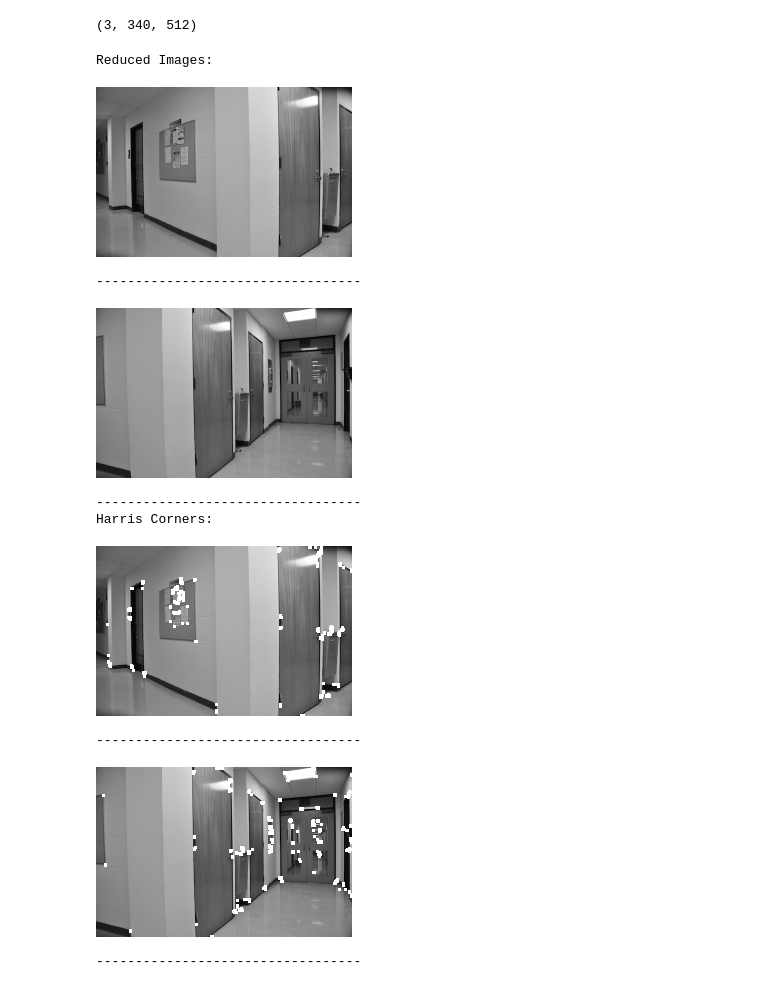
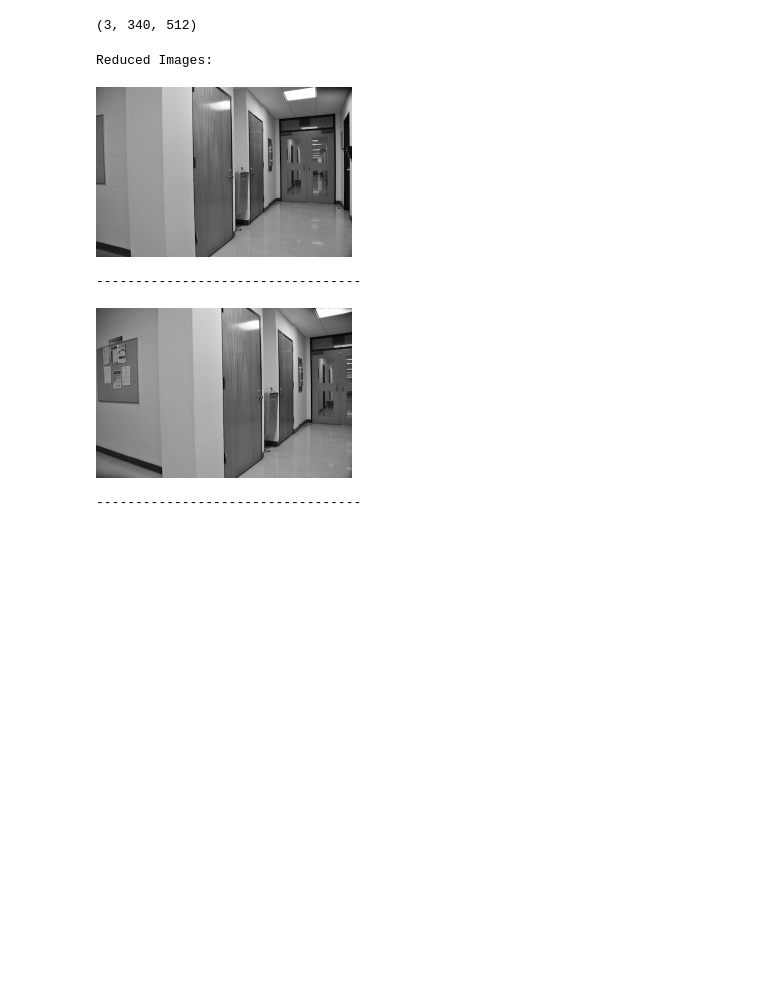
Before and after one commit to scheung97/EECE5639_ComputerVision, a Jupyter notebook: p2.ipynb, the cells around one changed output. Cells and saved outputs as stored; diff of their text form; code cells hidden in the pictures; blank space fills up the shorter version.

```diff
--- a/p2.ipynb
+++ b/p2.ipynb
@@ -70,59 +71,33 @@ print(hallway_images.shape)
 # %%
 # i. Read in two images. (Note: if the images are large, you may want to reduce
 # their size to keep running time reasonable! Document in your report the scale
 # factor you used.)
 
 use_hall = True
 #use_hall = False
 if use_hall:
     img1, img2 = np.random.default_rng().choice(hallway_images, 2, replace=False)
 else:
     img1, img2 = np.random.default_rng().choice(office_images, 2, replace=False)
 
 #print('Original Images:')
 #cv2_imshow(img1)
 #print('--------------------------------------------------------------')
 #cv2_imshow(img2)
 #print('--------------------------------------------------------------')
 
 scale = 0.5
 r_img1 = cv2.resize(img1, (0,0), fx=scale, fy=scale)
 r_img2 = cv2.resize(img2, (0,0), fx=scale, fy=scale)
 
 print('Reduced Images:')
 cv2_imshow(r_img1)
 print('----------------------------------')
 cv2_imshow(r_img2)
 print('----------------------------------')
-
-
-# ------------------------------------------------------------------------------
-# ii. Apply Harris corner detector to both images: compute Harris R function
-# over the image, and then do non-maximum suppression to get a sparse set of
-# corner features.
-
-dst1 = cv2.cornerHarris(np.float32(r_img1), blockSize=2, ksize=3, k=0.05)
-dst2 = cv2.cornerHarris(np.float32(r_img2), blockSize=2, ksize=3, k=0.05)
-
-dst1 = cv2.dilate(dst1, None)
-dst2 = cv2.dilate(dst2, None)
-
-r_img1[dst1>0.01*dst1.max()] = 255
-r_img2[dst2>0.01*dst2.max()] = 255
-
-print('Harris Corners:')
-cv2_imshow(r_img1)
-print('----------------------------------')
-cv2_imshow(r_img2)
-print('----------------------------------')
 # %% [output]
 Reduced Images:
-[figure, old version]
+[figure, new version]
 ----------------------------------
-[figure, old version]
+[figure, new version]
 ----------------------------------
-Harris Corners:
-[figure, removed]
-----------------------------------
-[figure, removed]
-----------------------------------
```
Also changed, not shown: parts of 3 cells of this notebook.
